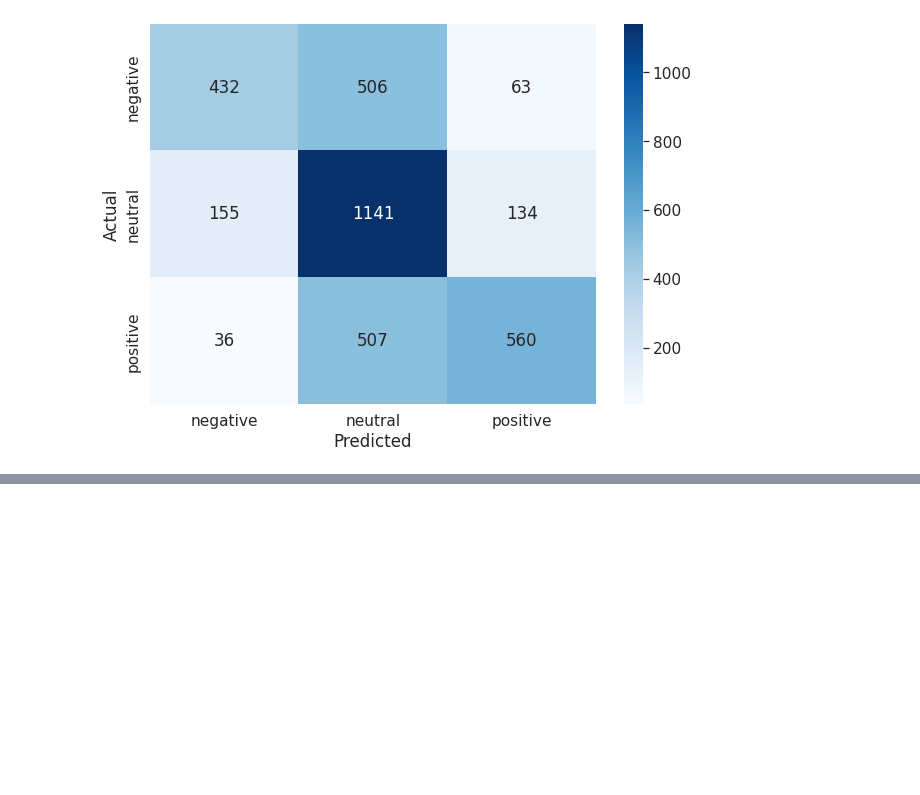
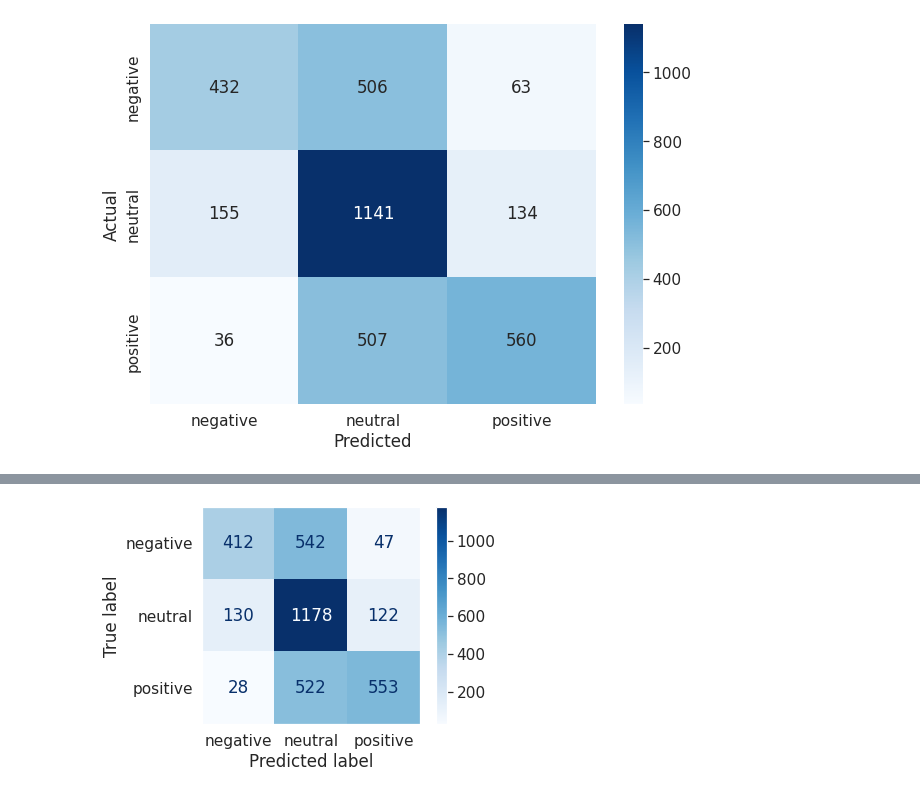
Before and after one commit to arzoozehra/CIND820, a Jupyter notebook: project.ipynb, the cells around one changed output, grey strips where cells are left out. Cells and saved outputs as stored; diff of their text form; code cells hidden in the pictures; blank space fills up the shorter version.

```diff
--- a/project.ipynb
+++ b/project.ipynb
@@ -580,5 +600,8 @@ print(f"\nClassification report: \n{classification_report(test['sentiment'], pre
 # %%
+data = confusion_matrix(test['sentiment'], prediction)
 disp = ConfusionMatrixDisplay(confusion_matrix=data, display_labels=model.classes_)
 disp.plot(cmap="Blues")
 plt.grid(False)
 plt.show()
+# %% [output]
+[figure, added]
```
Also changed, not shown: parts of 3 cells of this notebook.
